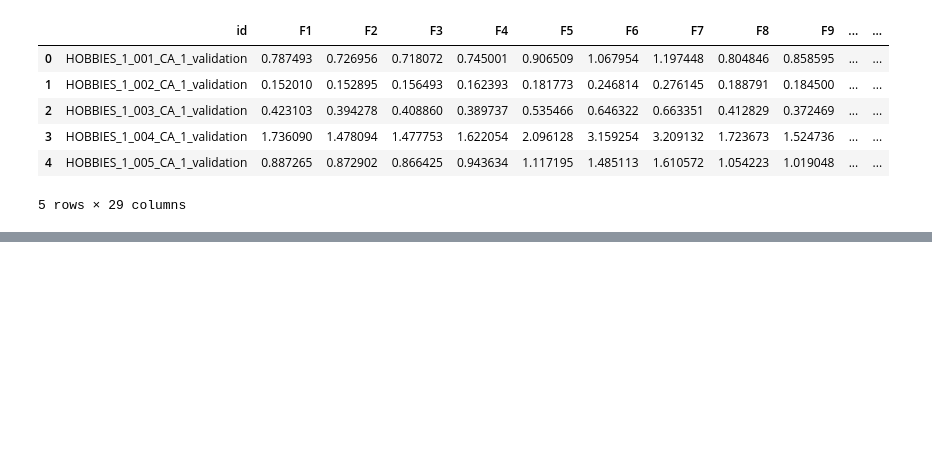
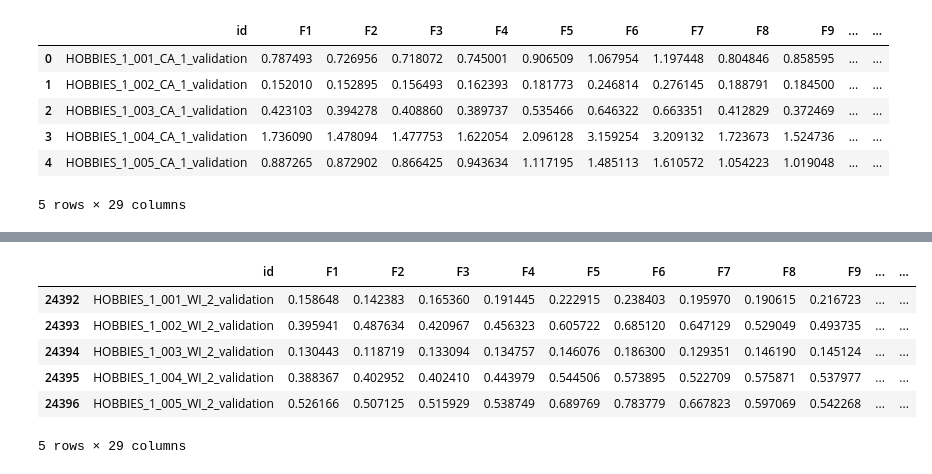
Before and after one commit to fyk7/M5_kaggle, a Jupyter notebook: notebook/ensemble_magic.ipynb, the cells around one changed output, grey strips where cells are left out. Cells and saved outputs as stored; diff of their text form; code cells hidden in the pictures; blank space fills up the shorter version.

```diff
--- a/notebook/ensemble_magic.ipynb
+++ b/notebook/ensemble_magic.ipynb
@@ -44,0 +54,10 @@ submission.head()
+# %%
+data11[data11['id'].str.contains('WI_2')].head()
+# %% [output]
+|  | id | F1 | F2 | F3 | F4 | F5 | F6 | F7 | F8 | F9 | ... | ... |
+| 24392 | HOBBIES_1_001_WI_2_validation | 0.158648 | 0.142383 | 0.165360 | 0.191445 | 0.222915 | 0.238403 | 0.195970 | 0.190615 | 0.216723 | ... | ... |
+| 24393 | HOBBIES_1_002_WI_2_validation | 0.395941 | 0.487634 | 0.420967 | 0.456323 | 0.605722 | 0.685120 | 0.647129 | 0.529049 | 0.493735 | ... | ... |
+| 24394 | HOBBIES_1_003_WI_2_validation | 0.130443 | 0.118719 | 0.133094 | 0.134757 | 0.146076 | 0.186300 | 0.129351 | 0.146190 | 0.145124 | ... | ... |
+| 24395 | HOBBIES_1_004_WI_2_validation | 0.388367 | 0.402952 | 0.402410 | 0.443979 | 0.544506 | 0.573895 | 0.522709 | 0.575871 | 0.537977 | ... | ... |
+| 24396 | HOBBIES_1_005_WI_2_validation | 0.526166 | 0.507125 | 0.515929 | 0.538749 | 0.689769 | 0.783779 | 0.667823 | 0.597069 | 0.542268 | ... | ... |
+5 rows × 29 columns
```
Also changed, not shown: parts of 9 cells of this notebook, 3 other files.
